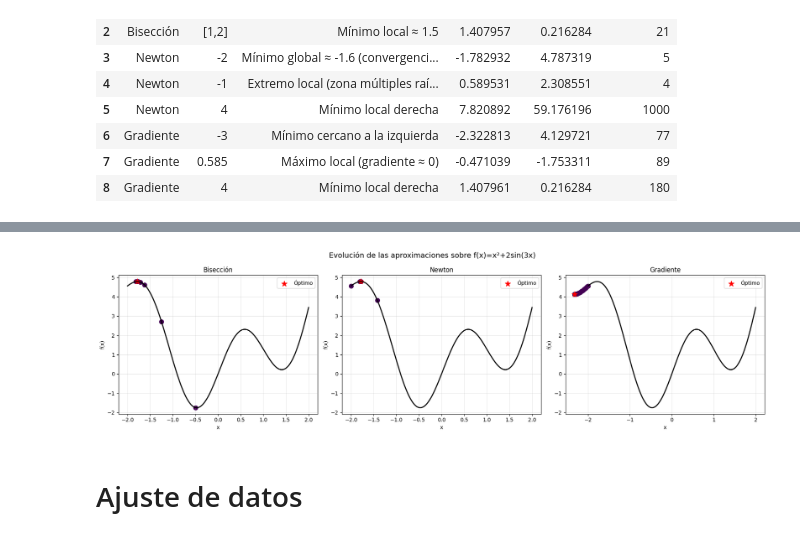
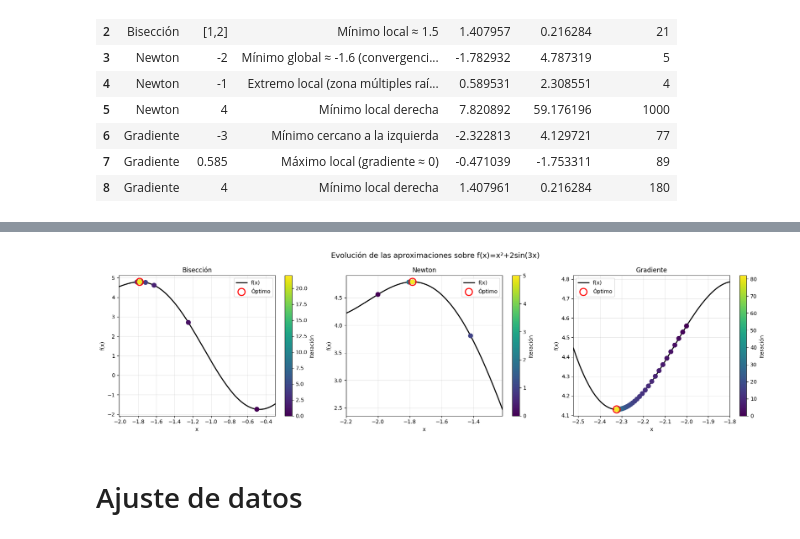
Before and after one commit to belentellechea/obligatorio_2_calculo, a Jupyter notebook: project.ipynb, the cells around one changed output, grey strips where cells are left out. Drawn from its saved outputs; the diff is of its cells as text; code cells hidden in the pictures.

```diff
--- a/project.ipynb
+++ b/project.ipynb
@@ -325,6 +408,5 @@ plt.show()
 # %%
 # BONUS: visualización de la evolución de los métodos
-
 fig, axes = plt.subplots(1, 3, figsize=(18, 5))
 
 metodos = [
@@ -354,51 +436,77 @@ for ax, (nombre, metodo, params) in zip(axes, metodos):
         f,
         **params
     )
 
+    history = np.array(history)
+
+    # rango para zoom
+    xmin = history.min() - 0.2
+    xmax = history.max() + 0.2
+
+    lp_zoom = np.linspace(
+        xmin,
+        xmax,
+        500
+    )
+
     # curva de la función
     ax.plot(
-        lp,
-        [f.eval(v) for v in lp],
+        lp_zoom,
+        [f.eval(v) for v in lp_zoom],
         color="black",
-        linewidth=2
+        linewidth=2,
+        label="f(x)"
     )
 
-    # puntos de la trayectoria
-    for i, xk in enumerate(history):
+    # puntos coloreados según iteración
+    scatter = ax.scatter(
+        history,
+        [f.eval(v) for v in history],
+        c=range(len(history)),
+        cmap="viridis",
+        s=70,
+        zorder=3
+    )
 
-        ax.scatter(
-            xk,
-            f.eval(xk),
-            c=[i],
-            cmap="viridis",
-            s=70
-        )
-
-    # punto final
+    # óptimo encontrado
     ax.scatter(
         resultado,
         f.eval(resultado),
-        color="red",
-        s=120,
-        marker="*",
+        s=180,
+        facecolors="none",
+        edgecolors="red",
+        linewidths=2,
+        zorder=5,
         label="Óptimo"
     )
 
     ax.set_title(nombre)
     ax.set_xlabel("x")
     ax.set_ylabel("f(x)")
     ax.grid(True, alpha=0.3)
+
+    # zoom horizontal
+    ax.set_xlim(xmin, xmax)
+
     ax.legend()
+
+    # barra de colores
+    cbar = plt.colorbar(
+        scatter,
+        ax=ax
+    )
+
+    cbar.set_label("Iteración")
 
 plt.suptitle(
     "Evolución de las aproximaciones sobre f(x)=x²+2sin(3x)",
     fontsize=14
 )
 
 plt.tight_layout()
 plt.show()
 # %% [output]
-[figure, old version]
+[figure, new version]
 # %% [markdown]
 # Ajuste de datos
 # %%
```
Also changed, not shown: parts of 2 cells of this notebook.
